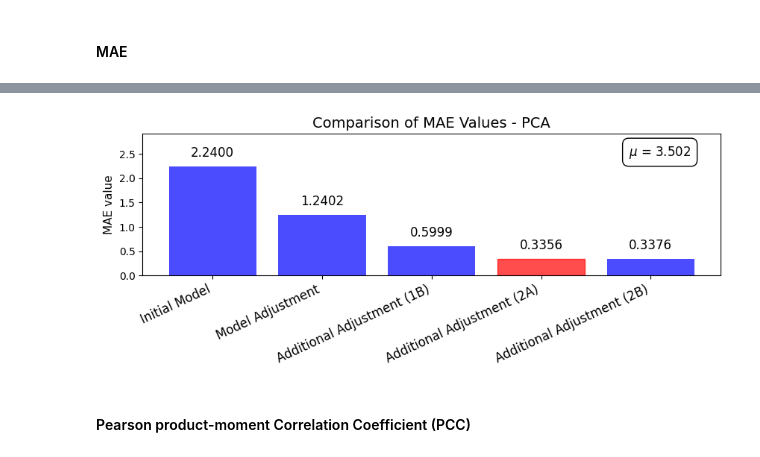
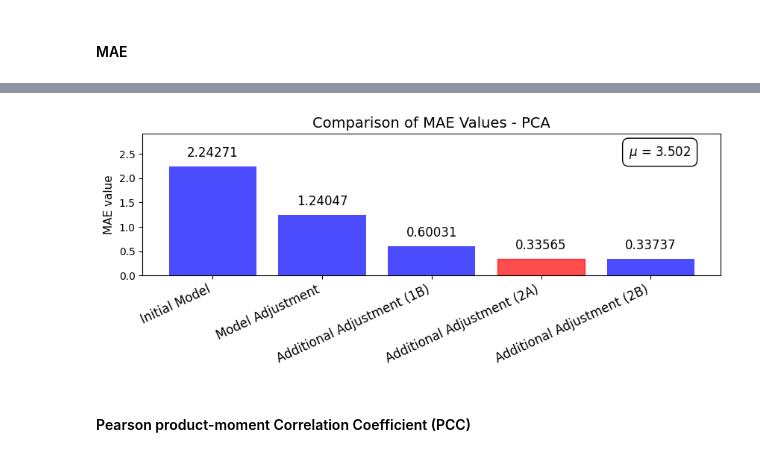
Before and after one commit to marktr11/Recommender-System-for-Movies, a Jupyter notebook: PCA_modèle.ipynb, the cells around one changed output, grey strips where cells are left out. Drawn from its saved outputs; the diff is of its cells as text; code cells hidden in the pictures.

```diff
--- a/PCA_modèle.ipynb
+++ b/PCA_modèle.ipynb
@@ -712,11 +712,11 @@ ax.set_xticks(range(len(labels)))
 ax.set_xticklabels(labels, rotation=25, ha="right", fontsize=12)
 
 for i, z in enumerate(rmse_values):
-    ax.text(i, z + 0.2, f"{z:.4f}", ha='center', fontsize=12)
+    ax.text(i, z + 0.2, f"{z:.5f}", ha='center', fontsize=12)
 
 ax.set_ylim(0, max(rmse_values) * 1.3)  # Agrandir l'axe Y de 20 % par rapport à la valeur maximale
 # legend
-ax.text(3.8, max(mae_values) * 1.1, f"$\\mu$ = {mu:.3f}", ha='left', fontsize=12, bbox=dict(facecolor='white', edgecolor='black', boxstyle='round,pad=0.5'))
+ax.text(3.8, max(rmse_values) * 1.1, f"$\\mu$ = {mu:.3f}", ha='left', fontsize=12, bbox=dict(facecolor='white', edgecolor='black', boxstyle='round,pad=0.5'))
 
 
 # Titre et labels
@@ -778,35 +778,35 @@ labels = [
 
 #  minimum MAE
 min_mae_index = mae_values.index(min(mae_values))
 
 # la figure et des axes
 fig, ax = plt.subplots(figsize=(10, 5))
 
 # Graphique MAE
 bars = ax.bar(labels, mae_values, color="blue", alpha=0.7)
 
 # Changer la couleur de la barre avec la valeur minimale
 bars[min_mae_index].set_color("red")  # Changer la couleur de la barre avec le MAE minimum
 
 ax.set_xticks(range(len(labels)))
 ax.set_xticklabels(labels, rotation=25, ha="right", fontsize=12)
 
 for i, z in enumerate(mae_values):
-    ax.text(i, z + 0.2, f"{z:.4f}", ha='center', fontsize=12)
+    ax.text(i, z + 0.2, f"{z:.5f}", ha='center', fontsize=12)
 
 ax.set_ylim(0, max(mae_values) * 1.3) # Agrandir l'axe Y de 20 % par rapport à la valeur maximale
 
 # legend
 ax.text(3.8, max(mae_values) * 1.1, f"$\\mu$ = {mu:.3f}", ha='left', fontsize=12, bbox=dict(facecolor='white', edgecolor='black', boxstyle='round,pad=0.5'))
 
 ax.set_title("Comparison of MAE Values - PCA",fontsize= 14)
 ax.set_ylabel("MAE value",fontsize= 11)
 
 plt.subplots_adjust(bottom=0.5)
 plt.savefig("Image/MAE_barplot_pca.png", dpi=300, bbox_inches='tight')
 plt.show()
 # %% [output]
-[figure, old version]
+[figure, new version]
 # %% [markdown]
 #### Pearson product-moment Correlation Coefficient (PCC)
 # %%
```
Also changed, not shown: parts of 14 cells of this notebook, 12 other files.
